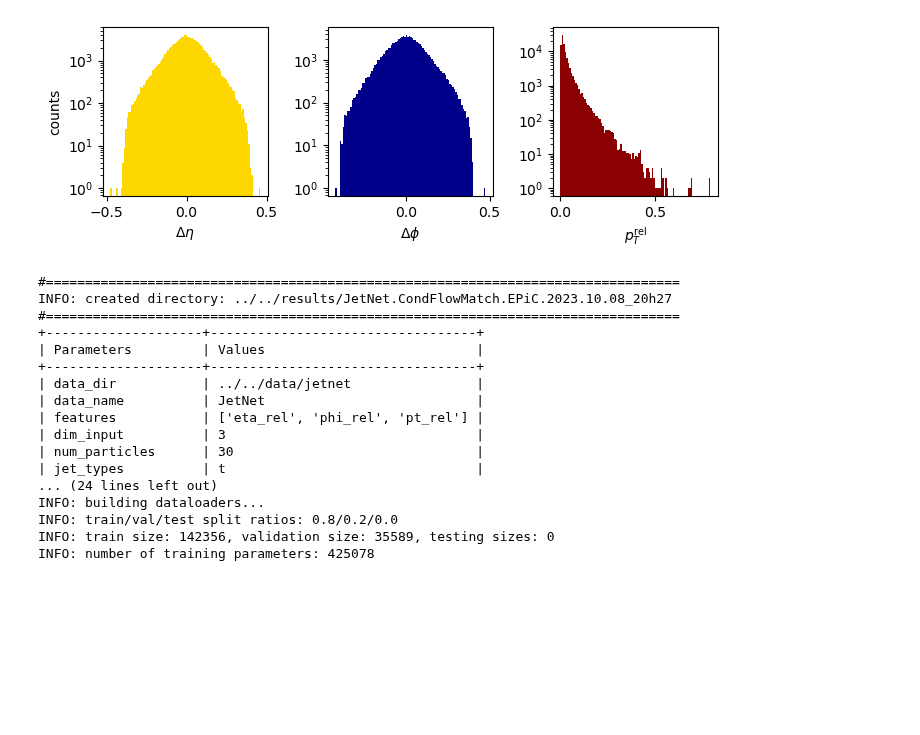
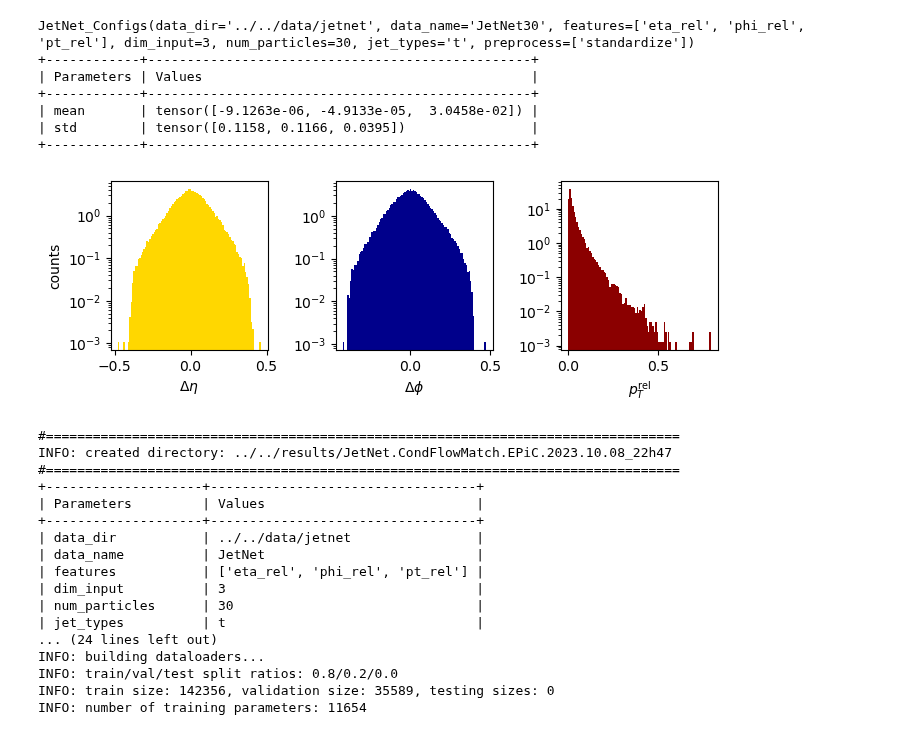
Before and after one commit to dfaroughy/DynGenModels, a Jupyter notebook: experiments/JetNet/jetnet.ipynb, the cells around one changed output. Saved outputs shown, nothing was run; the diff lists cells and outputs as text; code cells hidden in the pictures; blank space fills up the shorter version.

```diff
--- a/experiments/JetNet/jetnet.ipynb
+++ b/experiments/JetNet/jetnet.ipynb
@@ -1,29 +1,46 @@
 # %%
 import numpy as np
 import matplotlib.pyplot as plt
 
 from DynGenModels.datamodules.jetnet.datasets import JetNetDataset
 from DynGenModels.datamodules.jetnet.configs import JetNet_Configs
+from DynGenModels.utils.utils import print_table
 
 configs = JetNet_Configs(data_dir="../../data/jetnet", jet_types="t")
+print(configs)
 tops = JetNetDataset(configs)
 
-def feature_plots(jetnet_data, features=[r'$\Delta\eta$', r'$\Delta\phi$', r'$p^{\rm rel}_T$'], num_particles=100000, color='blue'):
+def feature_plots(jetnet_data, generated=None, save_dir=None, features=[r'$\Delta\eta$', r'$\Delta\phi$', r'$p^{\rm rel}_T$'], num_particles=100000, color='blue'):
     _, axs = plt.subplots(1, 3, figsize=(7, 2.5))
-    axs[0].hist(jetnet_data[..., 0].flatten()[:num_particles], bins=100,log=True, color='gold')
-    axs[1].hist(jetnet_data[..., 1].flatten()[:num_particles], bins=100, log=True, color='darkblue')
-    axs[2].hist(jetnet_data[..., 2].flatten()[:num_particles], bins=100, log=True, color='darkred')
+    axs[0].hist(jetnet_data[..., 0].flatten()[:num_particles], bins=100,log=True, color='gold' if generated is None else 'silver', density=True)
+    if generated is not None:
+        axs[0].hist(generated[..., 0].flatten()[:num_particles], bins=100,log=True, color='gold', histtype='step', density=True)
+    axs[1].hist(jetnet_data[..., 1].flatten()[:num_particles], bins=100, log=True, color='darkblue' if generated is None else 'silver', density=True)
+    if generated is not None:
+        axs[1].hist(generated[..., 1].flatten()[:num_particles], bins=100,log=True, color='darkblue', histtype='step', density=True)
+    axs[2].hist(jetnet_data[..., 2].flatten()[:num_particles], bins=100, log=True, color='darkred' if generated is None else 'silver', density=True)
+    if generated is not None:
+        axs[2].hist(generated[..., 2].flatten()[:num_particles], bins=100,log=True, color='darkred', histtype='step', density=True)
     axs[0].set_xlabel(features[0])
     axs[1].set_xlabel(features[1])
     axs[2].set_xlabel(features[2])
     axs[0].set_ylabel('counts')
     plt.tight_layout()
+    if save_dir is not None:
+        plt.savefig(save_dir + '/particle_features.pdf')
     plt.show()
 
-
+print_table(tops.summary_stats)
 feature_plots(tops.particles)
 # %% [output]
+JetNet_Configs(data_dir='../../data/jetnet', data_name='JetNet30', features=['eta_rel', 'phi_rel', 'pt_rel'], dim_input=3, num_particles=30, jet_types='t', preprocess=['standardize'])
++------------+-------------------------------------------------+
+| Parameters | Values                                          |
++------------+-------------------------------------------------+
+| mean       | tensor([-9.1263e-06, -4.9133e-05,  3.0458e-02]) |
+| std        | tensor([0.1158, 0.1166, 0.0395])                |
++------------+-------------------------------------------------+
-[figure, old version]
+[figure, new version]
 # %%
 import torch
 import numpy as np
@@ -38,14 +55,14 @@ configs = Configs(data_dir = '../../data/jetnet',
                   num_particles = 30,
                   jet_types = 't',
                   data_split_fracs = [0.8, 0.2, 0.0],
-                  epochs = 3,
+                  epochs = 10,
                   batch_size = 1024,
                   lr = 1e-3,
-                  dim_hidden = 128,
-                  num_epic_layers = 6,
+                  dim_hidden = 32,
+                  num_epic_layers = 2,
                   sigma = 1e-5,
                   solver='midpoint',
-                  num_sampling_steps=200)
+                  num_sampling_steps=100)
 
 #...set working directory for results:
 
@@ -66,7 +83,7 @@ cfm = DynGenModelTrainer(dynamics=dynamics, dataloader=dataloader, configs=confi
 cfm.train()
 # %% [output]
 #=================================================================================
-INFO: created directory: ../../results/JetNet.CondFlowMatch.EPiC.2023.10.08_20h27
+INFO: created directory: ../../results/JetNet.CondFlowMatch.EPiC.2023.10.08_22h47
 #=================================================================================
 +--------------------+----------------------------------+
 | Parameters         | Values                           |
@@ -81,7 +98,7 @@ INFO: created directory: ../../results/JetNet.CondFlowMatch.EPiC.2023.10.08_20h2
 INFO: building dataloaders...
 INFO: train/val/test split ratios: 0.8/0.2/0.0
 INFO: train size: 142356, validation size: 35589, testing sizes: 0
-INFO: number of training parameters: 425078
+INFO: number of training parameters: 11654
 # %%
 from DynGenModels.pipelines.SamplingPipeline import FlowMatchPipeline
 from DynGenModels.datamodules.jetnet.dataprocess import PostProcessJetNetData
```
Also changed, not shown: parts of 3 cells of this notebook, 1 other file.
